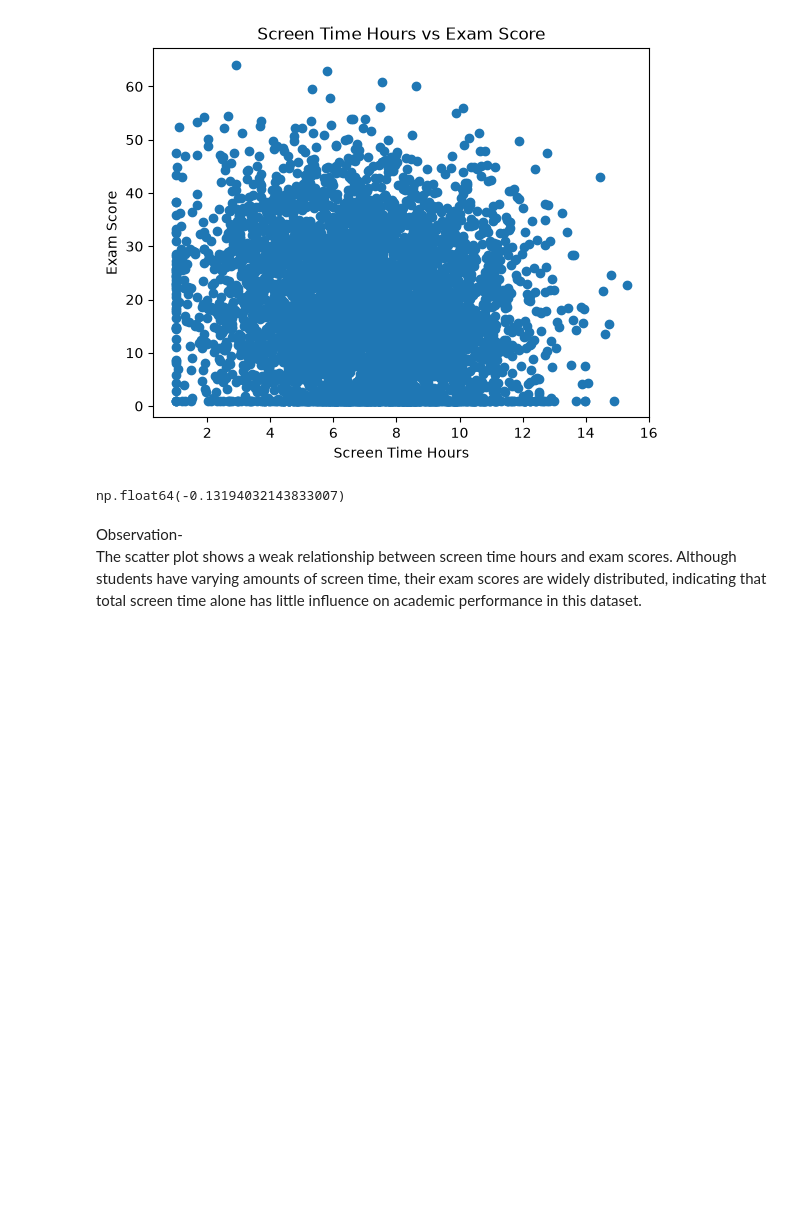
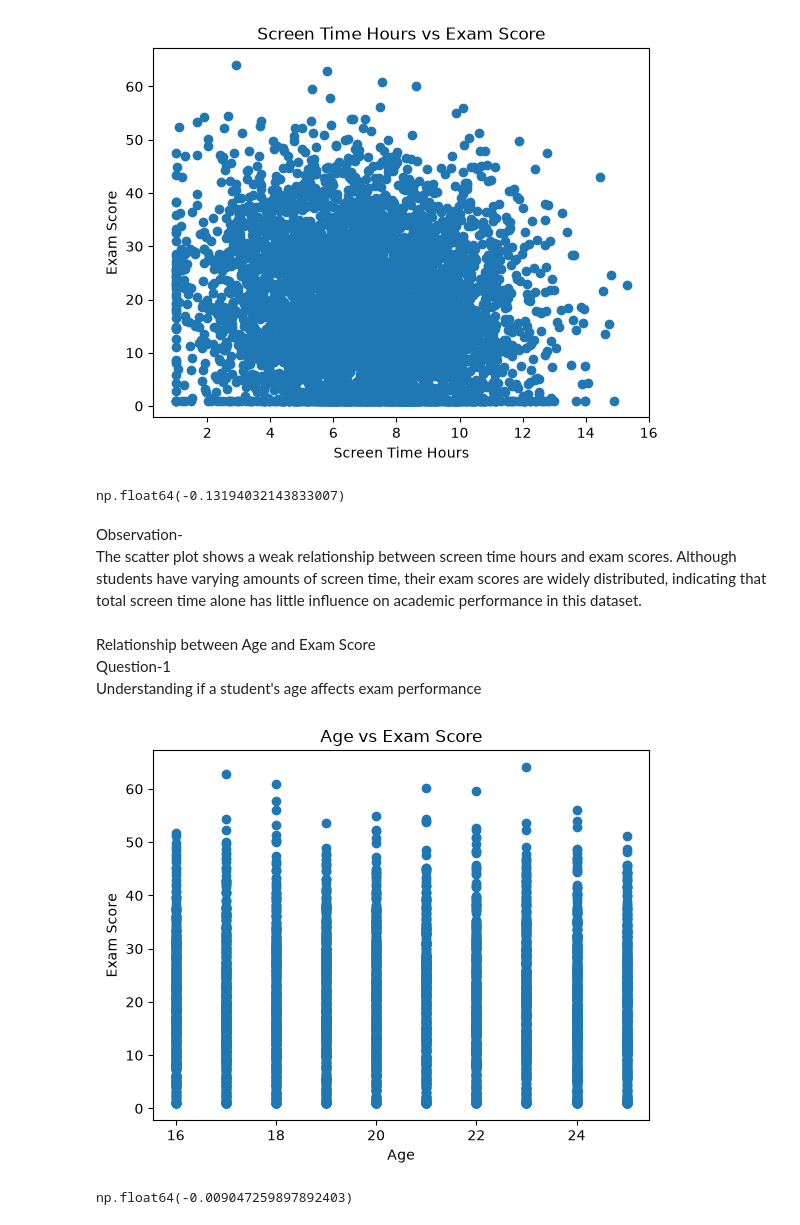
Before and after one commit to KAUSHANISEN/student_score_prediction, a Jupyter notebook: main/test.ipynb, the cells around one changed output. Drawn from its saved outputs; the diff is of its cells as text; code cells hidden in the pictures; blank space fills up the shorter version.

```diff
--- a/main/test.ipynb
+++ b/main/test.ipynb
@@ -280,3 +289,17 @@ np.float64(-0.13194032143833007)
 # %% [markdown]
 Observation- <br>
 The scatter plot shows a weak relationship between screen time hours and exam scores. Although students have varying amounts of screen time, their exam scores are widely distributed, indicating that total screen time alone has little influence on academic performance in this dataset.
+# %% [markdown]
+Relationship between Age and Exam Score <br>
+Question-1<br>
+Understanding if a student's age affects exam performance
+# %%
+plt.scatter(df["age"], df["exam_score"])
+plt.xlabel("Age")
+plt.ylabel("Exam Score")
+plt.title("Age vs Exam Score")
+plt.show()
+df["age"].corr(df["exam_score"])
+# %% [output]
+[figure, added]
+np.float64(-0.009047259897892403)
```
Also changed, not shown: parts of 26 cells of this notebook.
